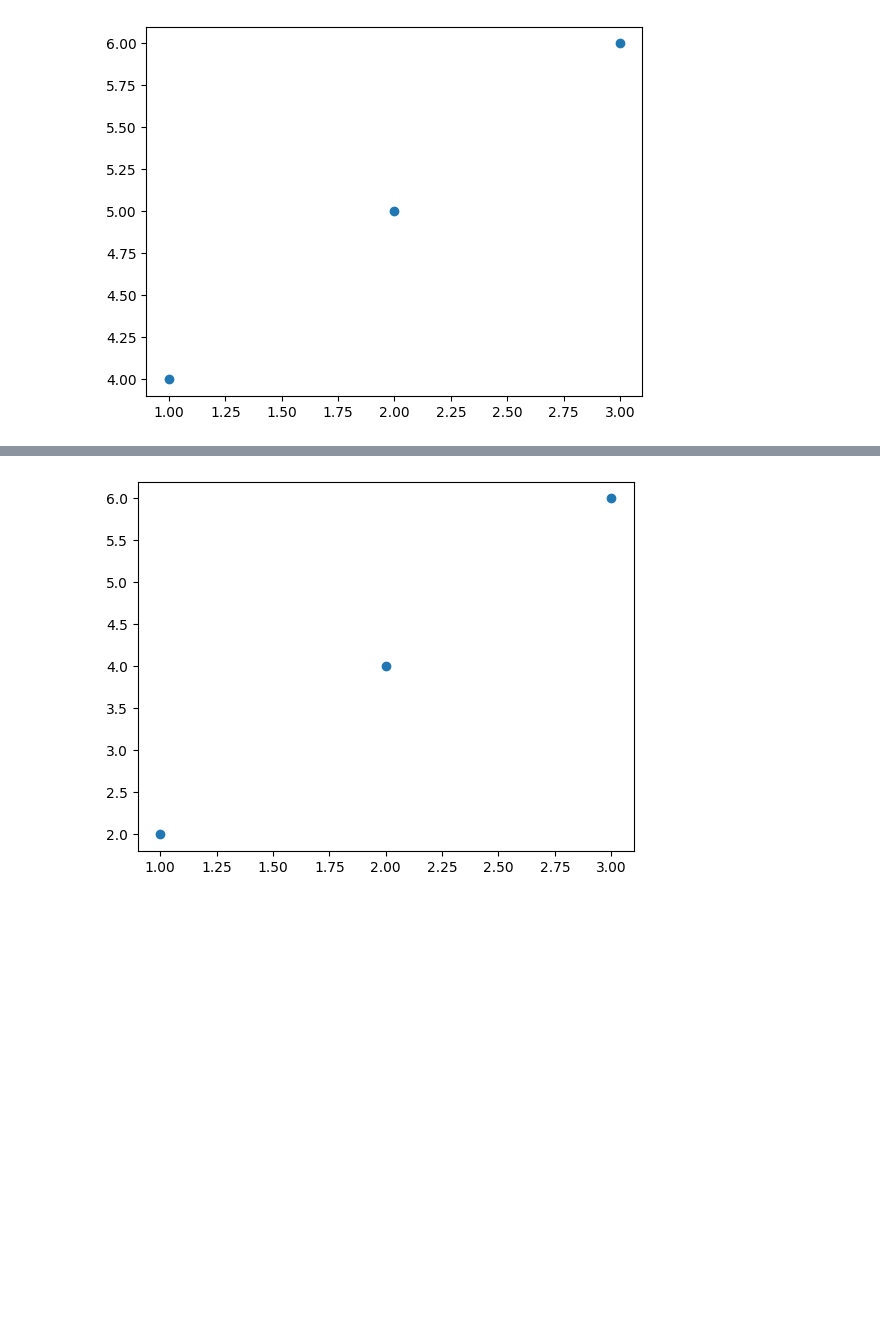
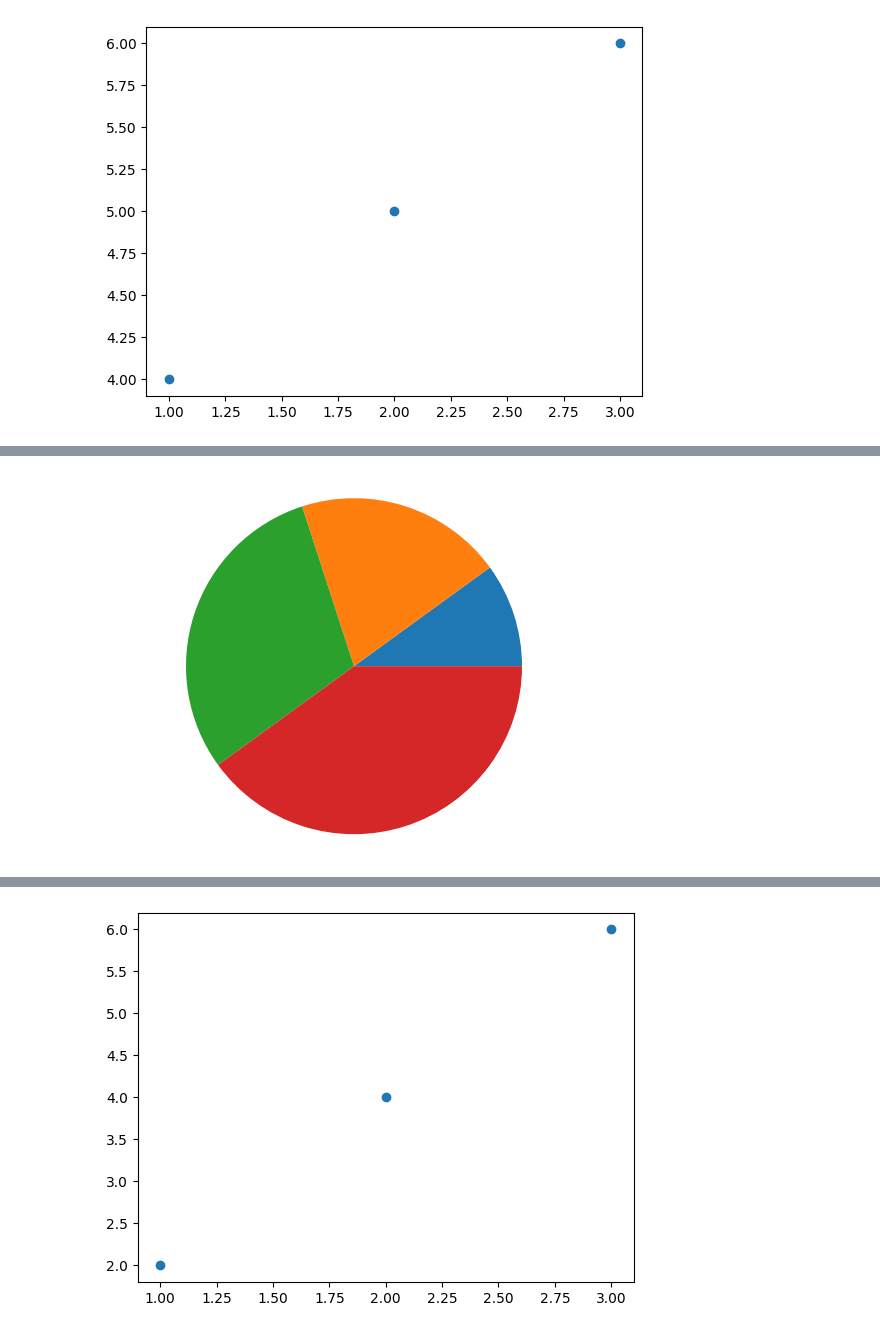
Before and after one commit to Svastikkka/Data-Science-Machine-Learning, a Jupyter notebook: Lecture 13 - Plotting Grpahs/Notes.ipynb, the cells around one changed output, grey strips where cells are left out. Cells and saved outputs as stored; diff of their text form; code cells hidden in the pictures; blank space fills up the shorter version.

```diff
--- a/Lecture 13 - Plotting Grpahs/Notes.ipynb
+++ b/Lecture 13 - Plotting Grpahs/Notes.ipynb
@@ -250,0 +335,8 @@ plt.scatter([1, 2, 3], [4, 5, 6])
+# %%
+# Basic Pie chart
+import matplotlib.pyplot as plt
+plt.pie([1,2,3,4])
+plt.axis('equal')
+plt.show()
+# %% [output]
+[figure, added]
```
Also changed, not shown: parts of 12 cells of this notebook, 1 other file.
